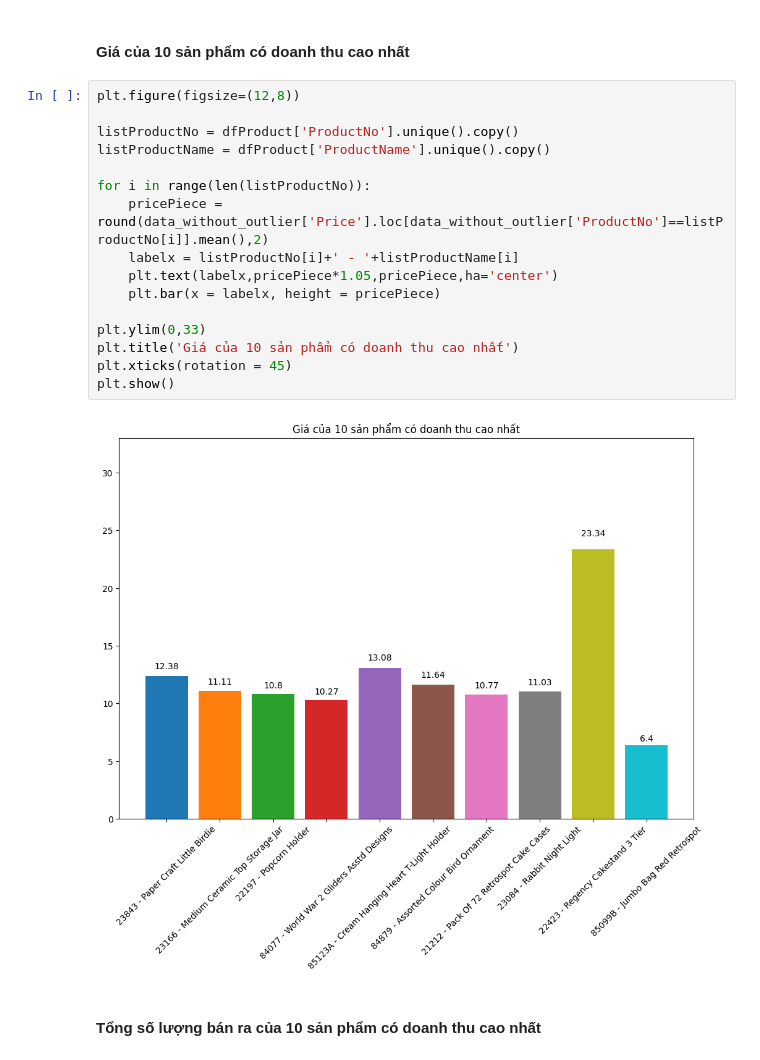
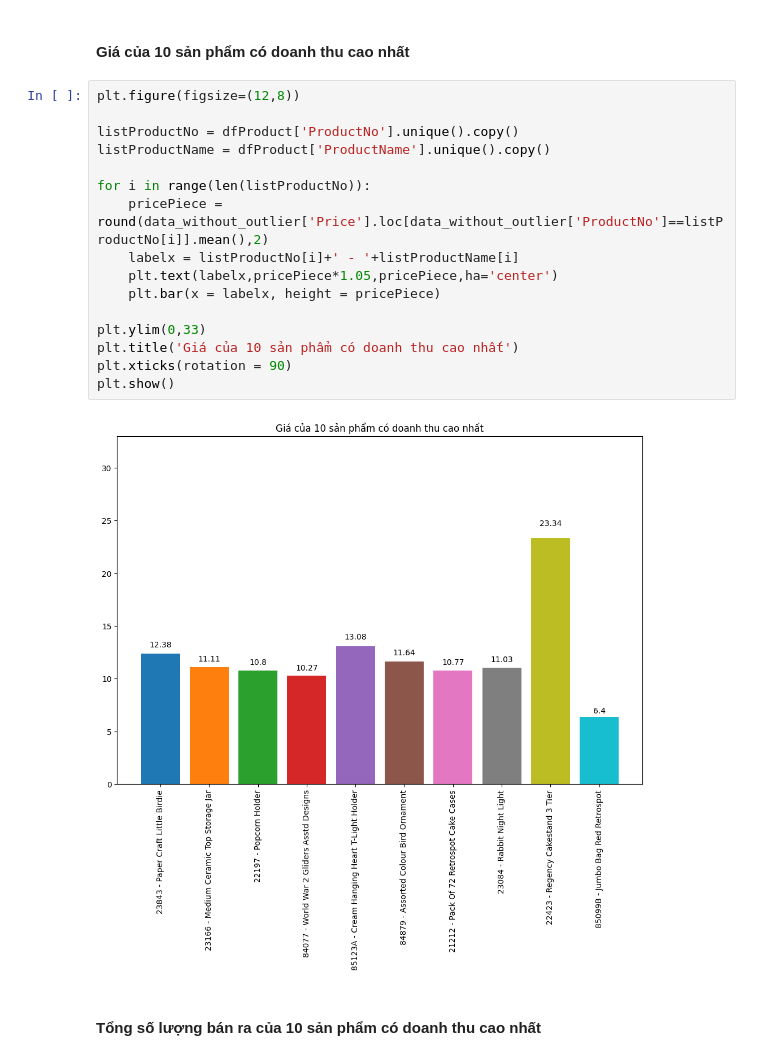
Before and after one commit to n0aHVN/Uni_DataMining_Final, a Jupyter notebook: Code.ipynb, the cells around one changed output. Drawn from its saved outputs; the diff is of its cells as text.

```diff
--- a/Code.ipynb
+++ b/Code.ipynb
@@ -453,21 +455,21 @@ print(dfProduct)
 # %%
 plt.figure(figsize=(12,8))
 
 listProductNo = dfProduct['ProductNo'].unique().copy()
 listProductName = dfProduct['ProductName'].unique().copy()
 
 for i in range(len(listProductNo)):
     pricePiece = round(data_without_outlier['Price'].loc[data_without_outlier['ProductNo']==listProductNo[i]].mean(),2)
     labelx = listProductNo[i]+' - '+listProductName[i]
     plt.text(labelx,pricePiece*1.05,pricePiece,ha='center')
     plt.bar(x = labelx, height = pricePiece)
 
 plt.ylim(0,33)
 plt.title('Giá của 10 sản phẩm có doanh thu cao nhất')
-plt.xticks(rotation = 45)
+plt.xticks(rotation = 90)
 plt.show()
 # %% [output]
-[figure, old version]
+[figure, new version]
 # %% [markdown]
 #### Tổng số lượng bán ra của 10 sản phẩm có doanh thu cao nhất
 # %%
```
Also changed, not shown: parts of 4 cells of this notebook, 3 other files.
